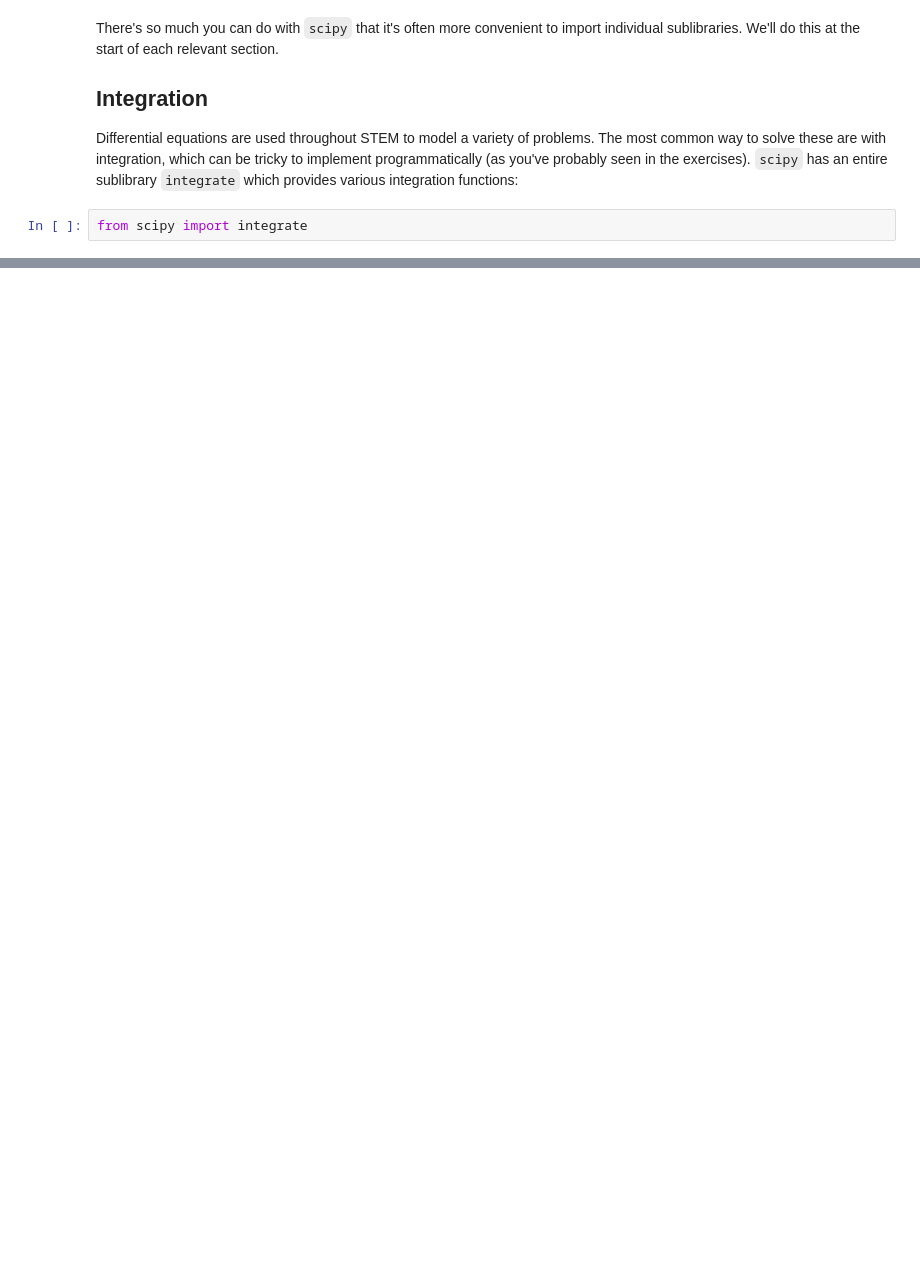
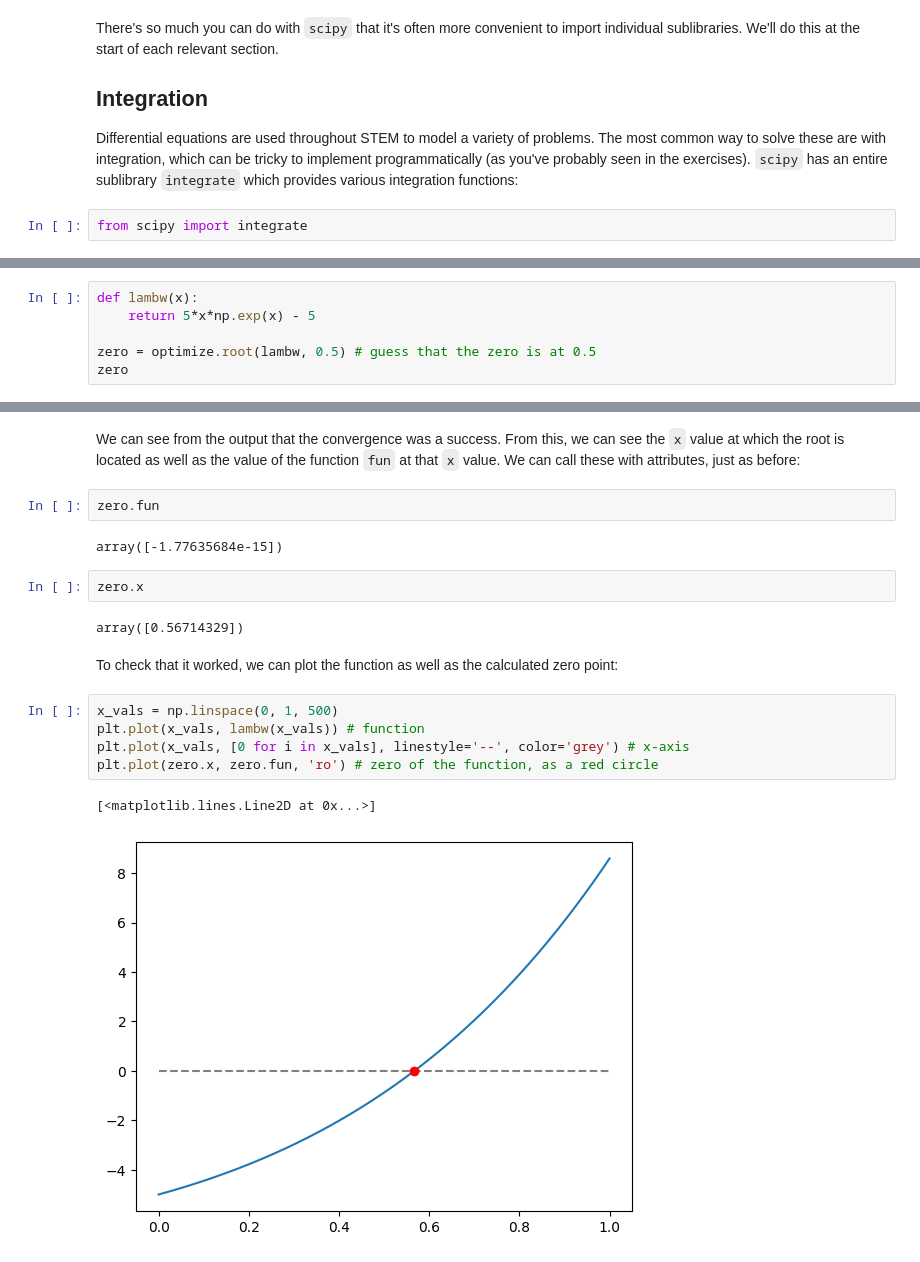
Before and after one commit to acorreia61201/SAOPythonPrimer, a Jupyter notebook: lectures/Lecture8.ipynb, the cells around one changed output, grey strips where cells are left out. Drawn from its saved outputs; the diff is of its cells as text; blank space fills up the shorter version.

```diff
--- a/lectures/Lecture8.ipynb
+++ b/lectures/Lecture8.ipynb
@@ -34,0 +228,6 @@ from scipy import integrate
+# %%
+def lambw(x):
+    return 5*x*np.exp(x) - 5
+
+zero = optimize.root(lambw, 0.5) # guess that the zero is at 0.5
+zero
@@ -34,0 +244,20 @@ from scipy import integrate
+# %% [markdown]
+We can see from the output that the convergence was a success. From this, we can see the `x` value at which the root is located as well as the value of the function `fun` at that `x` value. We can call these with attributes, just as before:
+# %%
+zero.fun
+# %% [output]
+array([-1.77635684e-15])
+# %%
+zero.x
+# %% [output]
+array([0.56714329])
+# %% [markdown]
+To check that it worked, we can plot the function as well as the calculated zero point:
+# %%
+x_vals = np.linspace(0, 1, 500)
+plt.plot(x_vals, lambw(x_vals)) # function
+plt.plot(x_vals, [0 for i in x_vals], linestyle='--', color='grey') # x-axis
+plt.plot(zero.x, zero.fun, 'ro') # zero of the function, as a red circle
+# %% [output]
+[<matplotlib.lines.Line2D at 0x...>]
+[figure, added]
```
Also changed, not shown: parts of 60 cells of this notebook.
